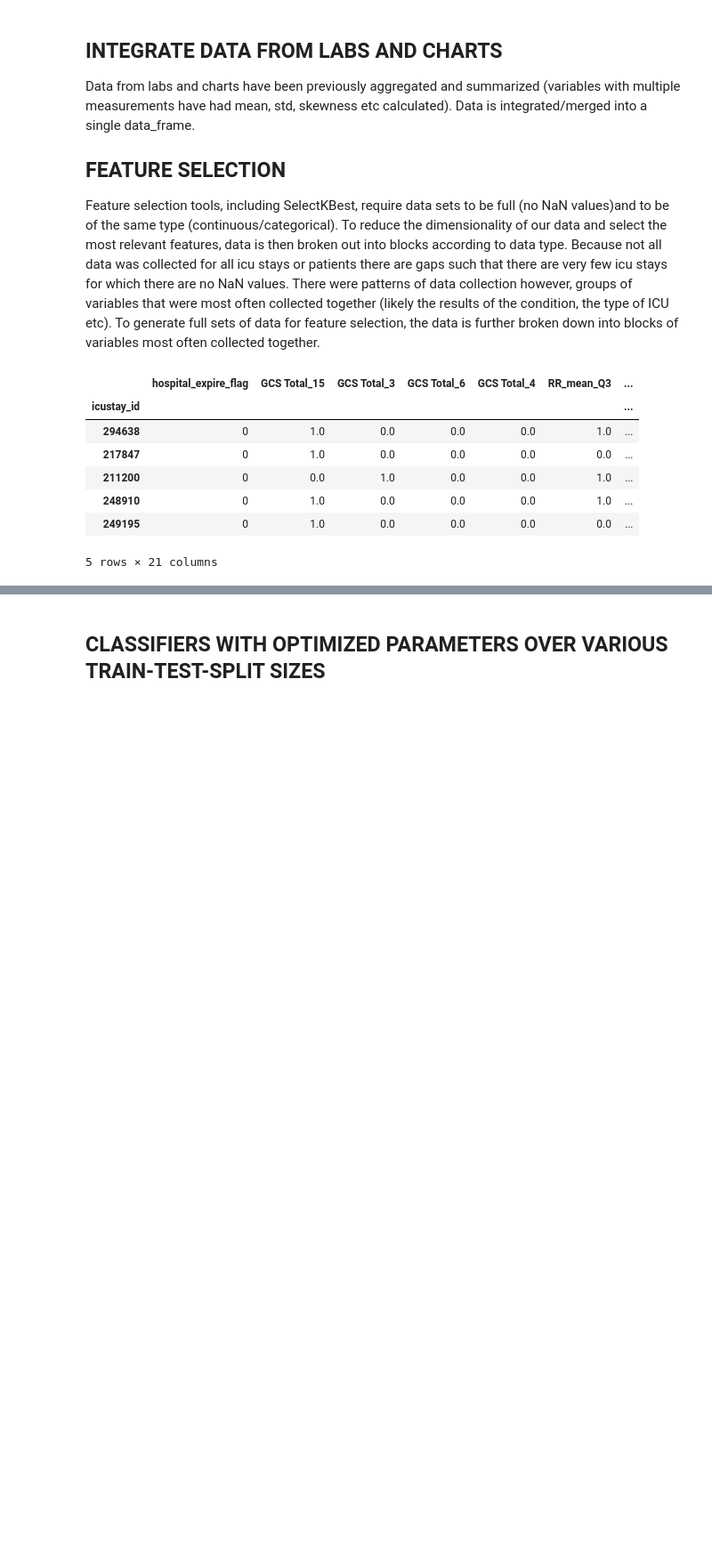
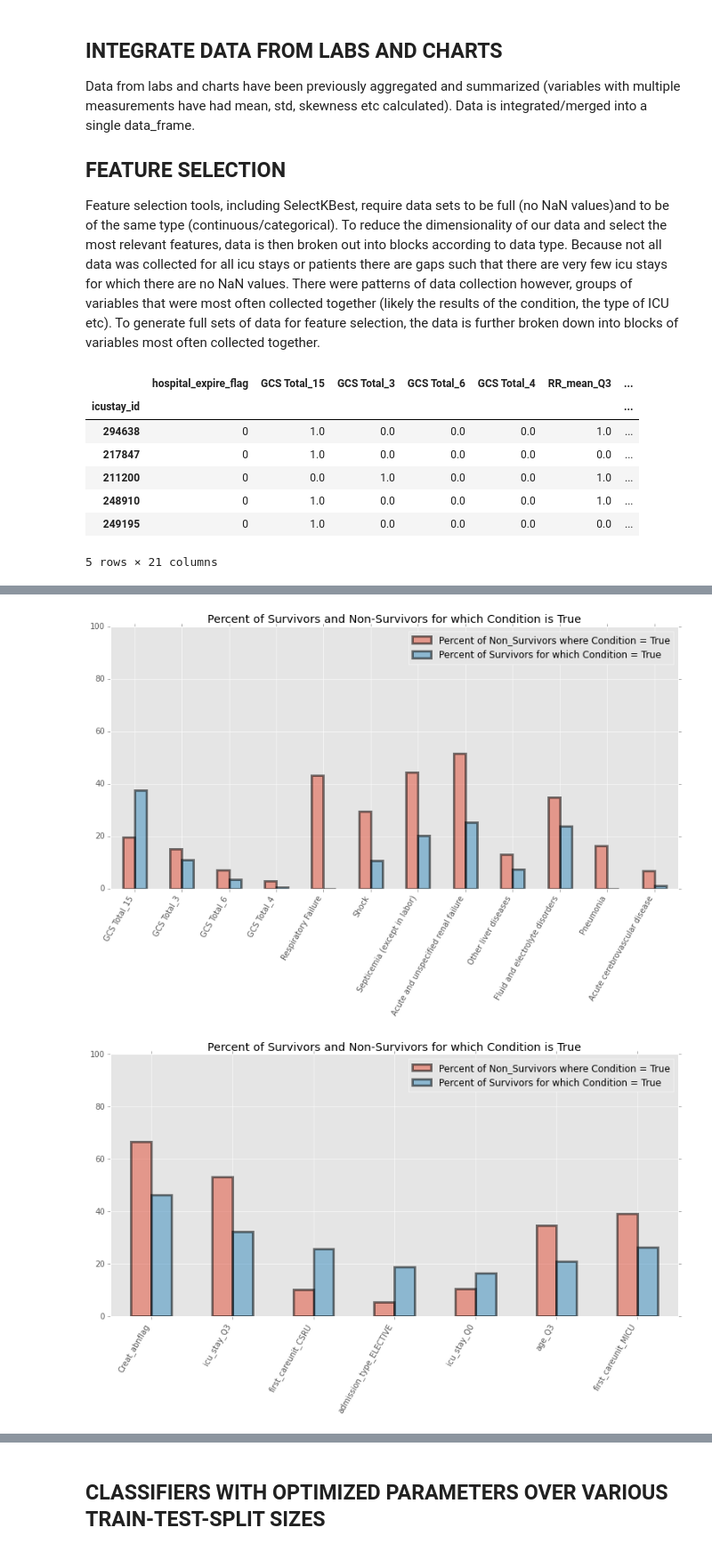
Before and after one commit to RJBeetel3/mimic3_analysis, a Jupyter notebook: ICU_MORTALITY_FIRST24.ipynb, the cells around one changed output, grey strips where cells are left out. Shown at 89% size. Saved outputs shown, nothing was run; the diff lists cells and outputs as text; code cells hidden in the pictures; blank space fills up the shorter version.

```diff
--- a/ICU_MORTALITY_FIRST24.ipynb
+++ b/ICU_MORTALITY_FIRST24.ipynb
@@ -122,0 +218,54 @@ display(all_data.head())
+# %%
+dead_positive_dict = {}
+non_survivors = all_data[all_data.hospital_expire_flag == 1]
+
+# CALCULATION OF THE PERCENT OF NON-SURVIVORS FOR WHICH EACH CONDITION IS TRUE AND FALSE
+for col in non_survivors.columns[1:]:
+    # NUMBER OF NON-SURVIVORS FOR WHICH CONDITION IS TRUE
+    dead_positive = non_survivors[col].sum()
+    total = non_survivors[col].count()
+    # PERCENTAGE OF NON-SURVIVORS FOR WHICH CONDITION IS FALSE AND TRUE
+    positive_percent = 100.0*dead_positive/total
+    negative_percent = 100.0*(total-dead_positive)/total
+    dead_positive_dict[col] = [positive_percent, negative_percent]
+
+dead_positive_df =pd.DataFrame.from_dict(dead_positive_dict)
+dead_positive_df.index = [['Percent of Non_Survivors where Condition = True', 'Live']]
+#display(dead_positive_df)
+'''
+live_dead_df.transpose().plot.bar(stacked = True, figsize = (13,6), edgecolor = 'black', linewidth = 3,
+                                alpha = 0.5, title = "Percent of Non_Survivor Samples with Positive Label")
+'''
+
+live_positive_dict = {}
+survivors = all_data[all_data.hospital_expire_flag == 0]
+
+# CALCULATION OF THE PERCENT OF SURVIVORS FOR WHICH EACH CONDITION IS TRUE AND FALSE
+for col in survivors.columns[1:]:
+    # NUMBER OF SURVIVORS FOR WHICH CONDITION IS TRUE
+    live_positive = survivors[col].sum()
+    total = survivors[col].count()
+    # PERCENT OF SURVIVORS FOR WHICH CONDITION IS TRUE AND FALSE
+    positive_percent = 100.0*live_positive/total
+    negative_percent = 100.0*(total-live_positive)/total
+    live_positive_dict[col] = [positive_percent, negative_percent]
+
+live_positive_df=pd.DataFrame.from_dict(live_dead_dict2)
+live_positive_df.index = [['Percent of Survivors for which Condition = True', 'Live2']]
+#display(live_positive_df)
+
+positive_df = dead_positive_df.append(live_positive_df)
+display(positive_df[list(diagnoses_features.columns[1:])])
+# PLOTTING PERCENTAGES OF SURVIVORS AND NON-SURVIVORS FOR WHCIH CONDITION IS TRUE.
+# PLOTTING DIAGNOSES FEATURES IN ONE PLOT
+ax1 = positive_df[diagnoses_list[1:]].transpose()[['Percent of Non_Survivors where Condition = True','Percent of Survivors for which Condition = True']].plot.bar(stacked = False, figsize = (13,6), edgecolor = 'black', linewidth = 3,
+                                alpha = 0.5, title = "Percent of Survivors and Non-Survivors for which Condition is True")
+plt.xticks(rotation = 60, ha = 'right')
+ax1.set_ylim([0,100])
+# PLOTTING REST OF FEATURES IN ANOTHER PLOT
+ax2 = positive_df[meas_list[1:]].transpose()[['Percent of Non_Survivors where Condition = True','Percent of Survivors for which Condition = True']].plot.bar(stacked = False, figsize = (13,6), edgecolor = 'black', linewidth = 3,
+                                alpha = 0.5, title = "Percent of Survivors and Non-Survivors for which Condition is True")
+plt.xticks(rotation = 60, ha = 'right')
+ax2.set_ylim([0,100])
+plt.show()
+# %% [output]
@@ -122,0 +277,2 @@ display(all_data.head())
+[figure, added]
+[figure, added]
```
Also changed, not shown: parts of 23 cells of this notebook, 3 other files.
